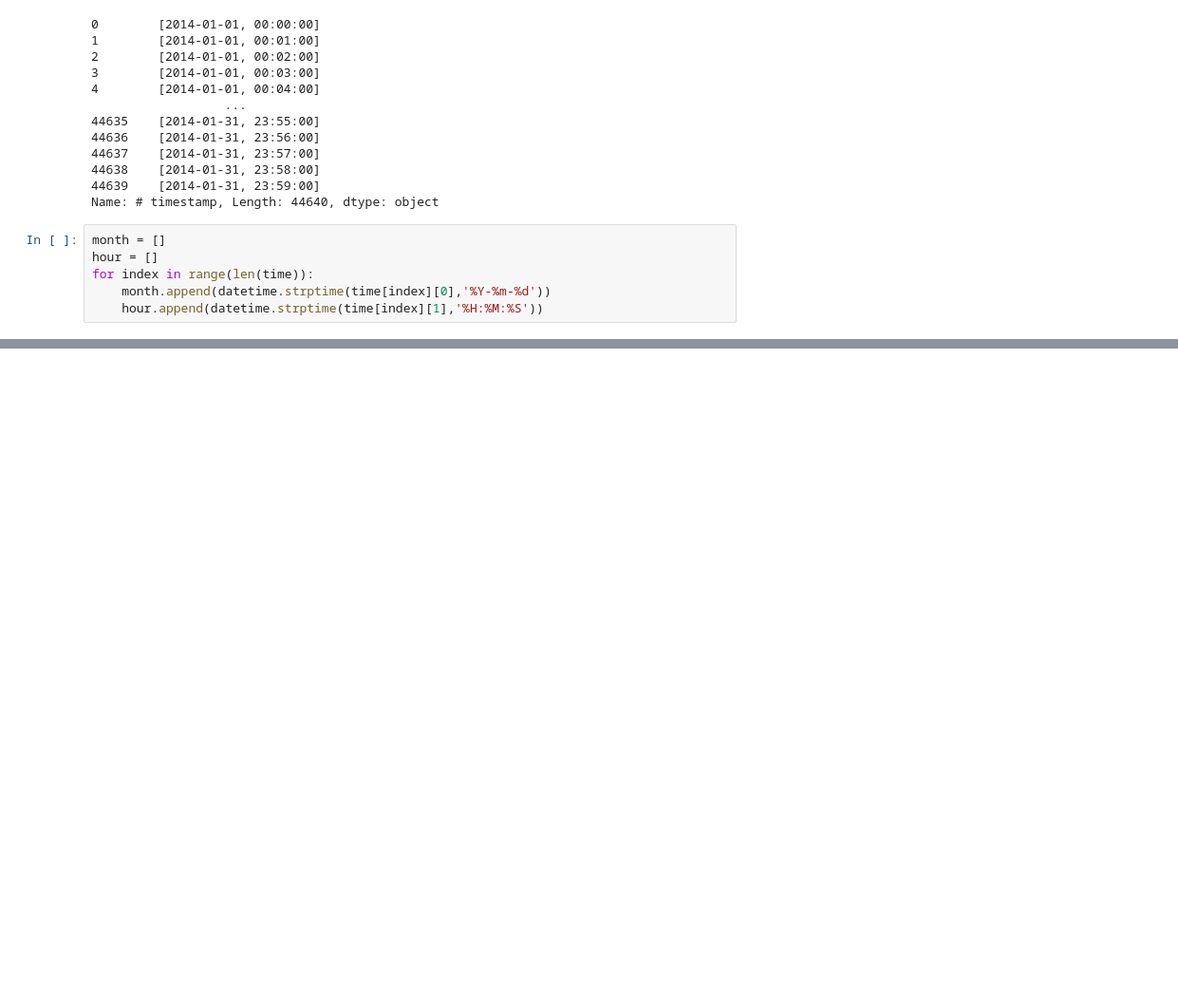
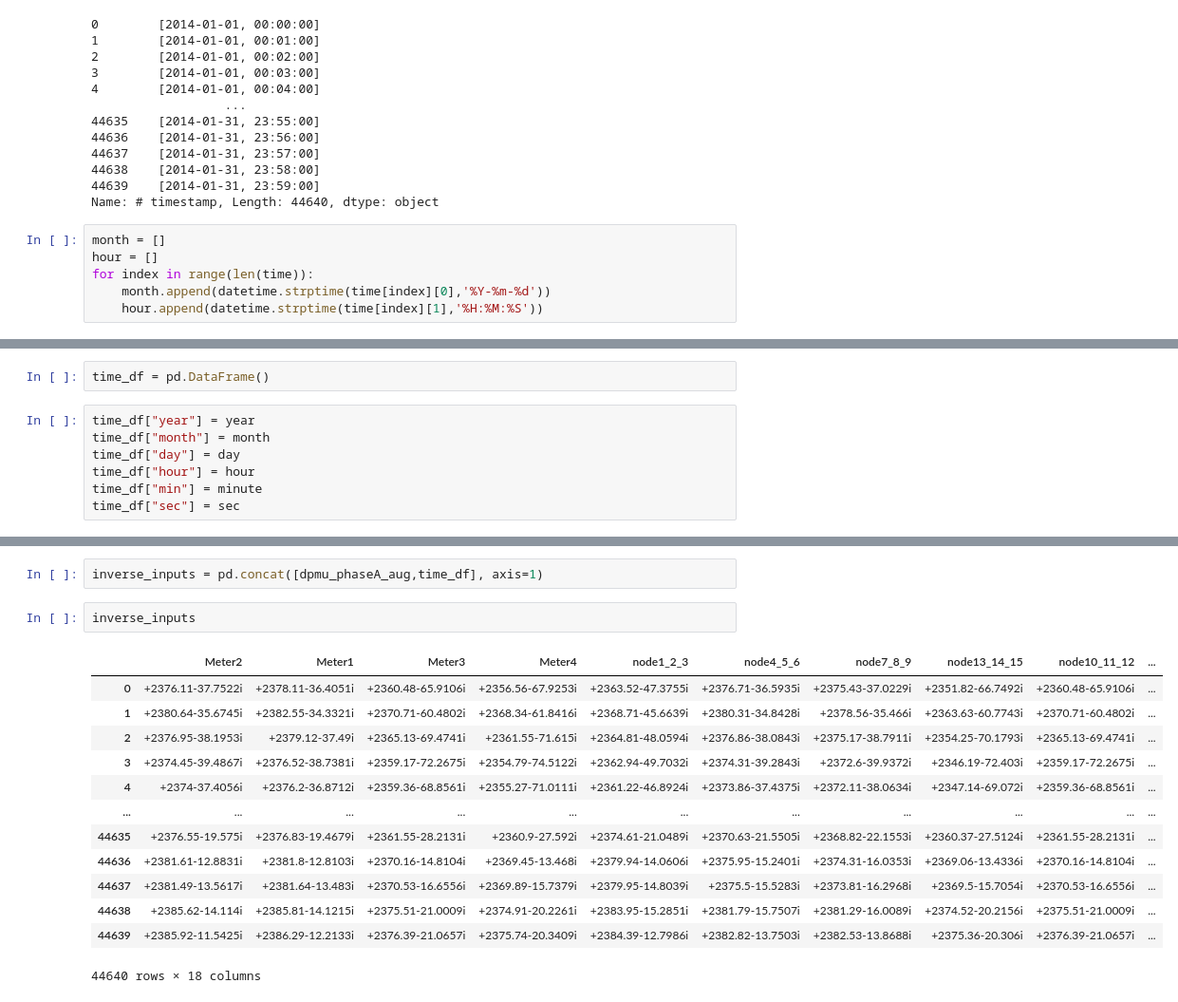
Before and after one commit to pragnaS/grid-edge, a Jupyter notebook: models/inverse/Timestamps.ipynb, the cells around one changed output, grey strips where cells are left out. Shown at 95% size. Drawn from its saved outputs; the diff is of its cells as text; blank space fills up the shorter version.

Commit message:
Input to Inverse NN

```diff
--- a/models/inverse/Timestamps.ipynb
+++ b/models/inverse/Timestamps.ipynb
@@ -64,0 +80,9 @@ month
+# %%
+time_df = pd.DataFrame()
+# %%
+time_df["year"] = year
+time_df["month"] = month
+time_df["day"] = day
+time_df["hour"] = hour
+time_df["min"] = minute
+time_df["sec"] = sec
@@ -64,0 +138,18 @@ month
+# %%
+inverse_inputs = pd.concat([dpmu_phaseA_aug,time_df], axis=1)
+# %%
+inverse_inputs
+# %% [output]
+|  | Meter2 | Meter1 | Meter3 | Meter4 | node1_2_3 | node4_5_6 | node7_8_9 | node13_14_15 | node10_11_12 | ... |
+| 0 | +2376.11-37.7522i | +2378.11-36.4051i | +2360.48-65.9106i | +2356.56-67.9253i | +2363.52-47.3755i | +2376.71-36.5935i | +2375.43-37.0229i | +2351.82-66.7492i | +2360.48-65.9106i | ... |
+| 1 | +2380.64-35.6745i | +2382.55-34.3321i | +2370.71-60.4802i | +2368.34-61.8416i | +2368.71-45.6639i | +2380.31-34.8428i | +2378.56-35.466i | +2363.63-60.7743i | +2370.71-60.4802i | ... |
+| 2 | +2376.95-38.1953i | +2379.12-37.49i | +2365.13-69.4741i | +2361.55-71.615i | +2364.81-48.0594i | +2376.86-38.0843i | +2375.17-38.7911i | +2354.25-70.1793i | +2365.13-69.4741i | ... |
+| 3 | +2374.45-39.4867i | +2376.52-38.7381i | +2359.17-72.2675i | +2354.79-74.5122i | +2362.94-49.7032i | +2374.31-39.2843i | +2372.6-39.9372i | +2346.19-72.403i | +2359.17-72.2675i | ... |
+| 4 | +2374-37.4056i | +2376.2-36.8712i | +2359.36-68.8561i | +2355.27-71.0111i | +2361.22-46.8924i | +2373.86-37.4375i | +2372.11-38.0634i | +2347.14-69.072i | +2359.36-68.8561i | ... |
+| ... | ... | ... | ... | ... | ... | ... | ... | ... | ... | ... |
+| 44635 | +2376.55-19.575i | +2376.83-19.4679i | +2361.55-28.2131i | +2360.9-27.592i | +2374.61-21.0489i | +2370.63-21.5505i | +2368.82-22.1553i | +2360.37-27.5124i | +2361.55-28.2131i | ... |
+| 44636 | +2381.61-12.8831i | +2381.8-12.8103i | +2370.16-14.8104i | +2369.45-13.468i | +2379.94-14.0606i | +2375.95-15.2401i | +2374.31-16.0353i | +2369.06-13.4336i | +2370.16-14.8104i | ... |
+| 44637 | +2381.49-13.5617i | +2381.64-13.483i | +2370.53-16.6556i | +2369.89-15.7379i | +2379.95-14.8039i | +2375.5-15.5283i | +2373.81-16.2968i | +2369.5-15.7054i | +2370.53-16.6556i | ... |
+| 44638 | +2385.62-14.114i | +2385.81-14.1215i | +2375.51-21.0009i | +2374.91-20.2261i | +2383.95-15.2851i | +2381.79-15.7507i | +2381.29-16.0089i | +2374.52-20.2156i | +2375.51-21.0009i | ... |
+| 44639 | +2385.92-11.5425i | +2386.29-12.2133i | +2376.39-21.0657i | +2375.74-20.3409i | +2384.39-12.7986i | +2382.82-13.7503i | +2382.53-13.8688i | +2375.36-20.306i | +2376.39-21.0657i | ... |
+44640 rows × 18 columns
```
Also changed, not shown: parts of 10 cells of this notebook.
